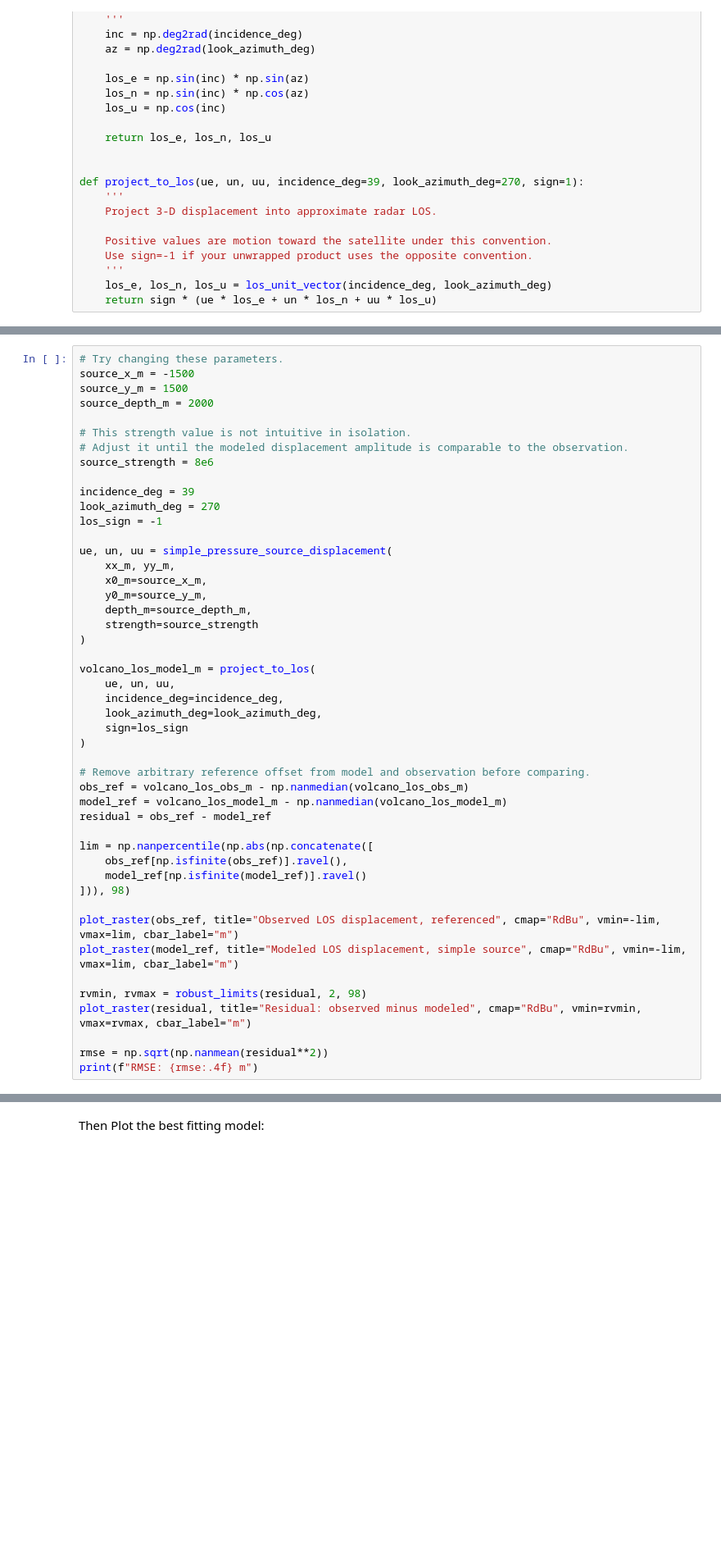
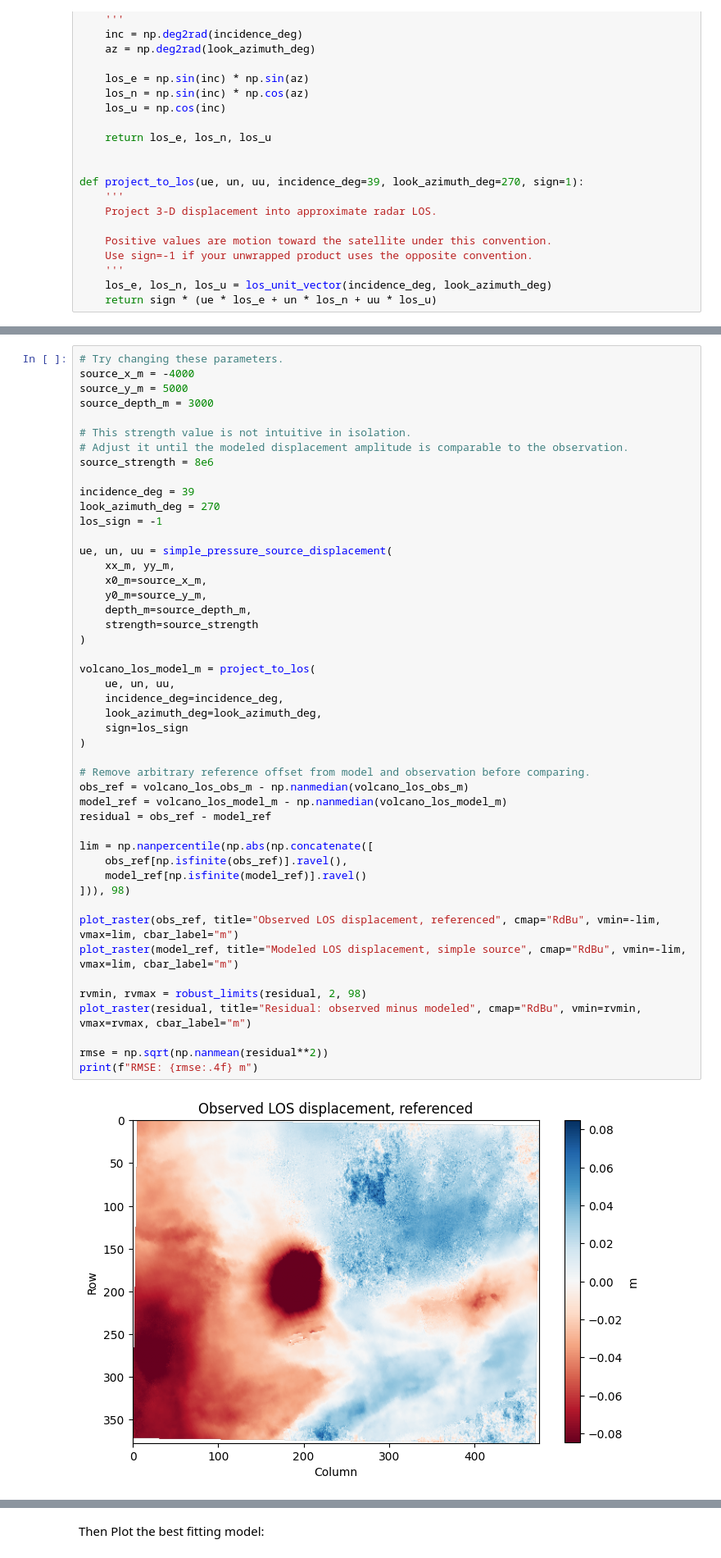
Before and after one commit to SzymonSkrzypczyk/eolabs, a Jupyter notebook: SAR_Lab_4/SAR_Lab_4.Intro_Interferometry_Source_Modeling.ipynb, the cells around one changed output, grey strips where cells are left out. Shown at 82% size. Cells and saved outputs as stored; diff of their text form; blank space fills up the shorter version.

```diff
--- a/SAR_Lab_4/SAR_Lab_4.Intro_Interferometry_Source_Modeling.ipynb
+++ b/SAR_Lab_4/SAR_Lab_4.Intro_Interferometry_Source_Modeling.ipynb
@@ -607,8 +611,8 @@ Do not try to make it perfect. This is not yet a formal inversion.
 # %%
 # Try changing these parameters.
-source_x_m = -1500
-source_y_m = 1500
-source_depth_m = 2000
+source_x_m = -4000
+source_y_m = 5000
+source_depth_m = 3000
 
 # This strength value is not intuitive in isolation.
 # Adjust it until the modeled displacement amplitude is comparable to the observation.
@@ -624,30 +628,32 @@ ue, un, uu = simple_pressure_source_displacement(
     y0_m=source_y_m,
     depth_m=source_depth_m,
     strength=source_strength
 )
 
 volcano_los_model_m = project_to_los(
     ue, un, uu,
     incidence_deg=incidence_deg,
     look_azimuth_deg=look_azimuth_deg,
     sign=los_sign
 )
 
 # Remove arbitrary reference offset from model and observation before comparing.
 obs_ref = volcano_los_obs_m - np.nanmedian(volcano_los_obs_m)
 model_ref = volcano_los_model_m - np.nanmedian(volcano_los_model_m)
 residual = obs_ref - model_ref
 
 lim = np.nanpercentile(np.abs(np.concatenate([
     obs_ref[np.isfinite(obs_ref)].ravel(),
     model_ref[np.isfinite(model_ref)].ravel()
 ])), 98)
 
 plot_raster(obs_ref, title="Observed LOS displacement, referenced", cmap="RdBu", vmin=-lim, vmax=lim, cbar_label="m")
 plot_raster(model_ref, title="Modeled LOS displacement, simple source", cmap="RdBu", vmin=-lim, vmax=lim, cbar_label="m")
 
 rvmin, rvmax = robust_limits(residual, 2, 98)
 plot_raster(residual, title="Residual: observed minus modeled", cmap="RdBu", vmin=rvmin, vmax=rvmax, cbar_label="m")
 
 rmse = np.sqrt(np.nanmean(residual**2))
 print(f"RMSE: {rmse:.4f} m")
+# %% [output]
+[figure, added]
```
Also changed, not shown: parts of 3 cells of this notebook.
